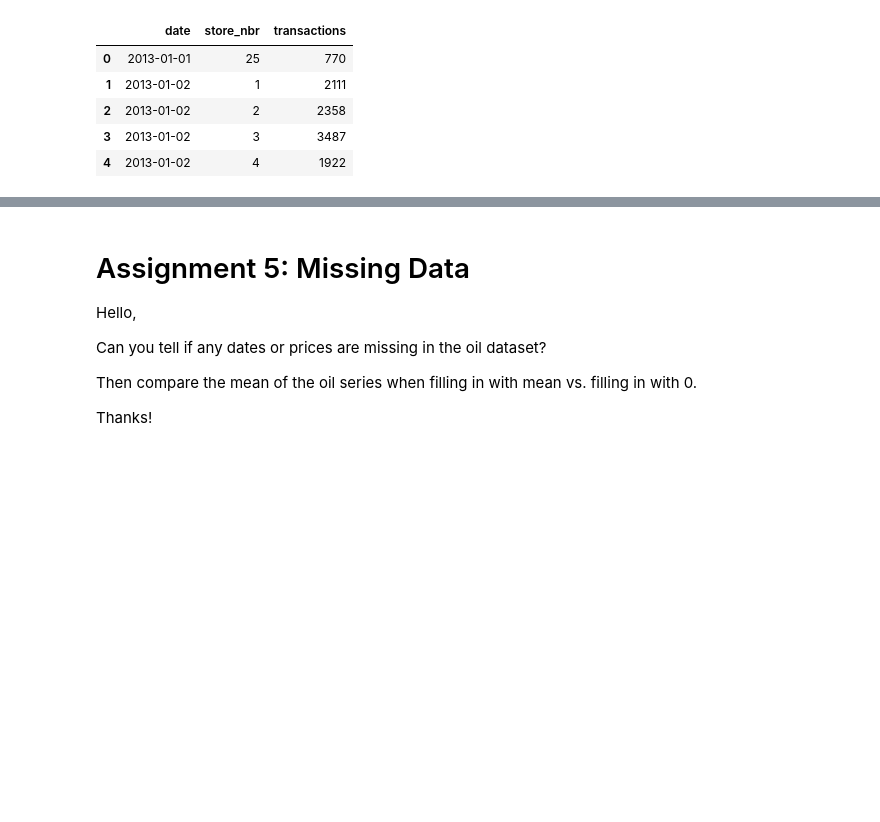
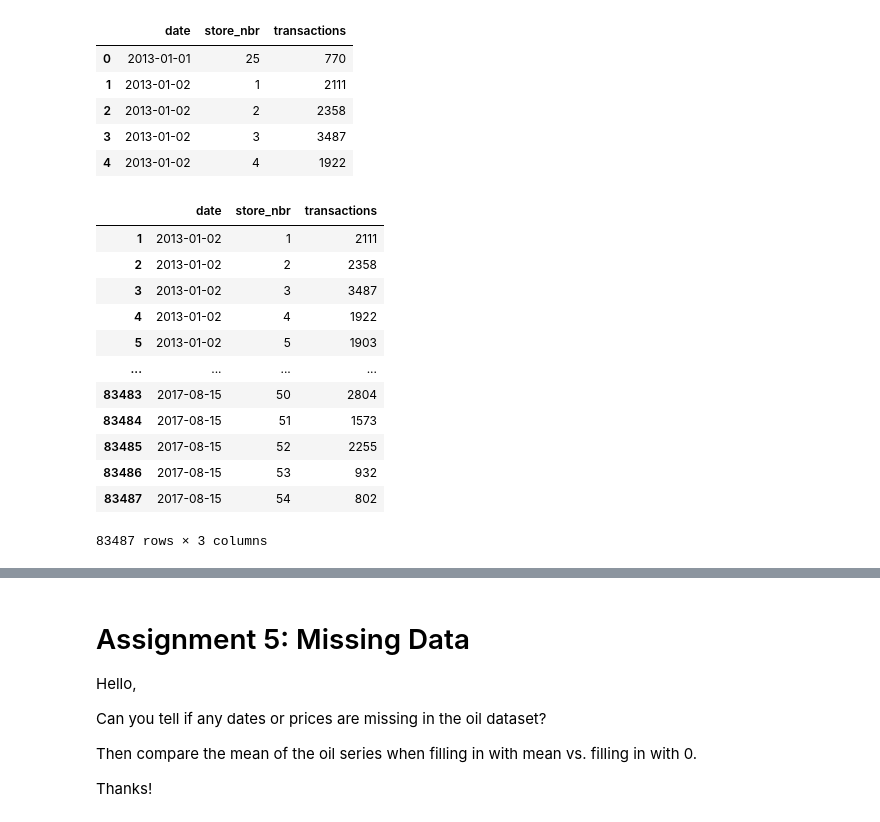
Before and after one commit to amorganhunt/Maven-NumPy-and-Pandas-2, a Jupyter notebook: maven_python_course/DataFrames/section03_DataFrames.ipynb, the cells around one changed output, grey strips where cells are left out. Saved outputs shown, nothing was run; the diff lists cells and outputs as text; code cells hidden in the pictures; blank space fills up the shorter version.

```diff
--- a/maven_python_course/DataFrames/section03_DataFrames.ipynb
+++ b/maven_python_course/DataFrames/section03_DataFrames.ipynb
@@ -174,3 +174,21 @@ transactions_df.head()
 | 2 | 2013-01-02 | 2 | 2358 |
 | 3 | 2013-01-02 | 3 | 3487 |
 | 4 | 2013-01-02 | 4 | 1922 |
+# %%
+transactions_df.drop([0], axis=0, inplace=True) # drops first row from the DataFrame
+# %%
+transactions_df
+# %% [output]
+|  | date | store_nbr | transactions |
+| 1 | 2013-01-02 | 1 | 2111 |
+| 2 | 2013-01-02 | 2 | 2358 |
+| 3 | 2013-01-02 | 3 | 3487 |
+| 4 | 2013-01-02 | 4 | 1922 |
+| 5 | 2013-01-02 | 5 | 1903 |
+| ... | ... | ... | ... |
+| 83483 | 2017-08-15 | 50 | 2804 |
+| 83484 | 2017-08-15 | 51 | 1573 |
+| 83485 | 2017-08-15 | 52 | 2255 |
+| 83486 | 2017-08-15 | 53 | 932 |
+| 83487 | 2017-08-15 | 54 | 802 |
+83487 rows × 3 columns
```
Also changed, not shown: parts of 7 cells of this notebook, 3 other files.
